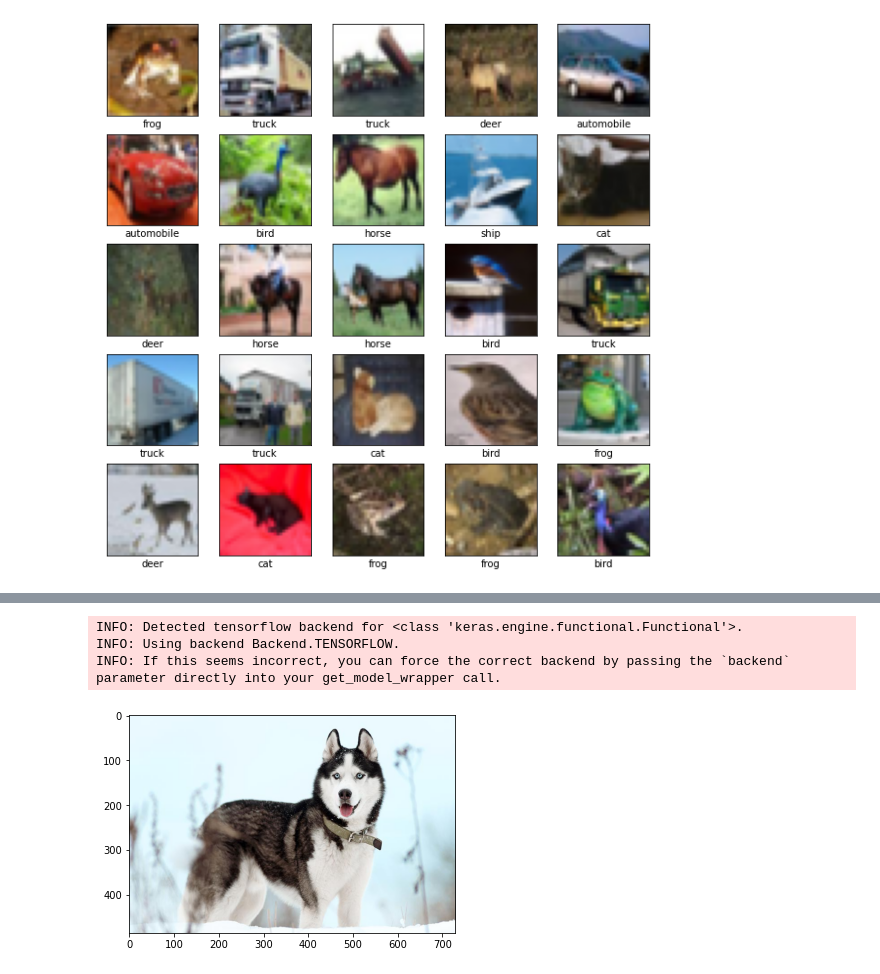
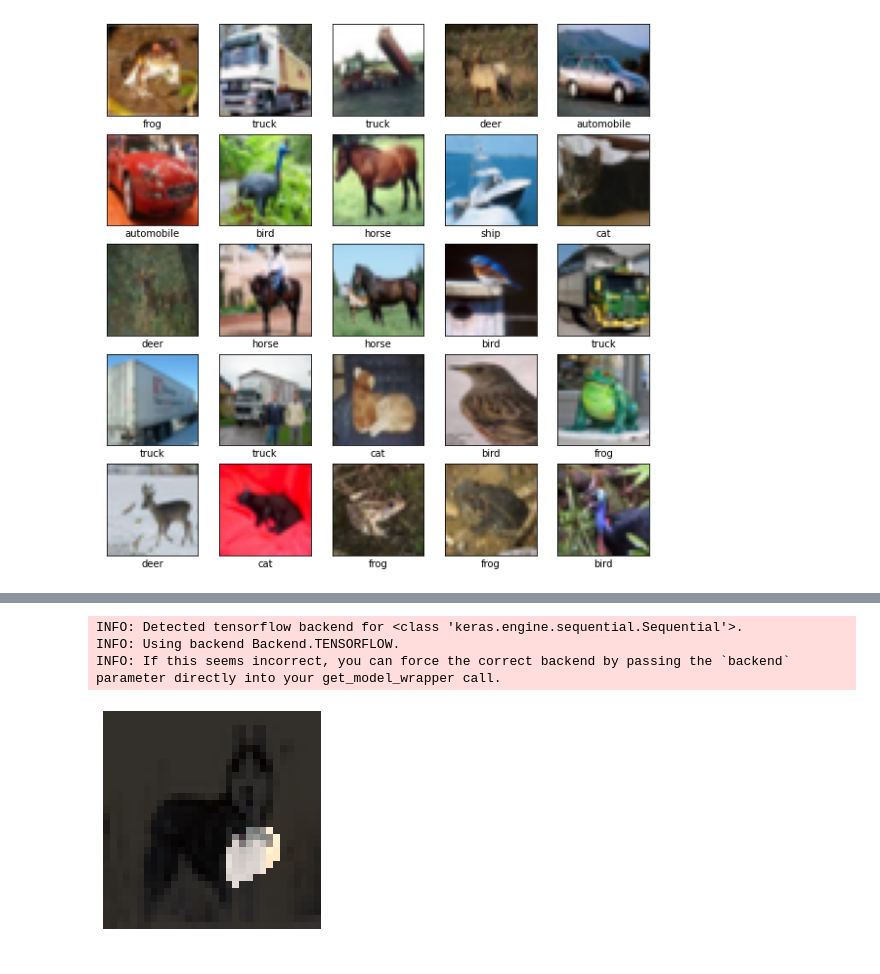
Before and after one commit to Guanzhao-hub/17644-Deep-Learning-Model-Inspection, a Jupyter notebook: backpropagration_approach/Integrated_Gradient/TrueLens_Practice/TruLens_Demo.ipynb, the cells around one changed output, grey strips where cells are left out. Drawn from its saved outputs; the diff is of its cells as text; code cells hidden in the pictures.

```diff
--- a/backpropagration_approach/Integrated_Gradient/TrueLens_Practice/TruLens_Demo.ipynb
+++ b/backpropagration_approach/Integrated_Gradient/TrueLens_Practice/TruLens_Demo.ipynb
@@ -81,6 +80,0 @@ test_loss, test_acc = model.evaluate(test_images,  test_labels, verbose=2)
-# %%
-with PIL.Image.open('husky.jpeg') as img:
-    plt.imshow(img)
-    x = np.array(img.resize((224,224), PIL.Image.ANTIALIAS))[np.newaxis]
-    x_pp = preprocess_input(np.array(x, copy=True))
-    vgg_result = keras_model.predict(x_pp)
@@ -120,20 +81,20 @@ Downloading data from https://storage.googleapis.com/download.tensorflow.org/dat
 # %%
-import PIL
-import numpy as np
-from tensorflow.keras.applications.vgg16 import VGG16, preprocess_input, decode_predictions
+from trulens.nn.models import get_model_wrapper
+model_wrapped = get_model_wrapper(model)
 
-keras_model = VGG16(weights='imagenet')
-keras_model_wrap = get_model_wrapper(keras_model)
-
+# Create the attribution measure.
+ig_computer = IntegratedGradients(model_wrapped, resolution=10)
+# Calculate the input attributions.
 with PIL.Image.open('husky.jpeg') as img:
     plt.imshow(img)
     x = np.array(img.resize((32,32), PIL.Image.ANTIALIAS))[np.newaxis]
     x_pp = preprocess_input(np.array(x, copy=True))
-    selfTrainedResult = model.predict(x_pp)
-
-# decode_predictions(model.predict(x_pp))
+    input_attributions = ig_computer.attributions(x_pp)
+# Visualize the attributions as a mask on the original image.
+visualizer = MaskVisualizer(blur=10, threshold=0.95)
+visualization = visualizer(input_attributions, x_pp)
 # %% [output]
-INFO: Detected tensorflow backend for <class 'keras.engine.functional.Functional'>.
+INFO: Detected tensorflow backend for <class 'keras.engine.sequential.Sequential'>.
 INFO: Using backend Backend.TENSORFLOW.
 INFO: If this seems incorrect, you can force the correct backend by passing the `backend` parameter directly into your get_model_wrapper call.
-[figure, old version]
+[figure, new version]
```
Also changed, not shown: parts of 6 cells of this notebook, 1 other file.
